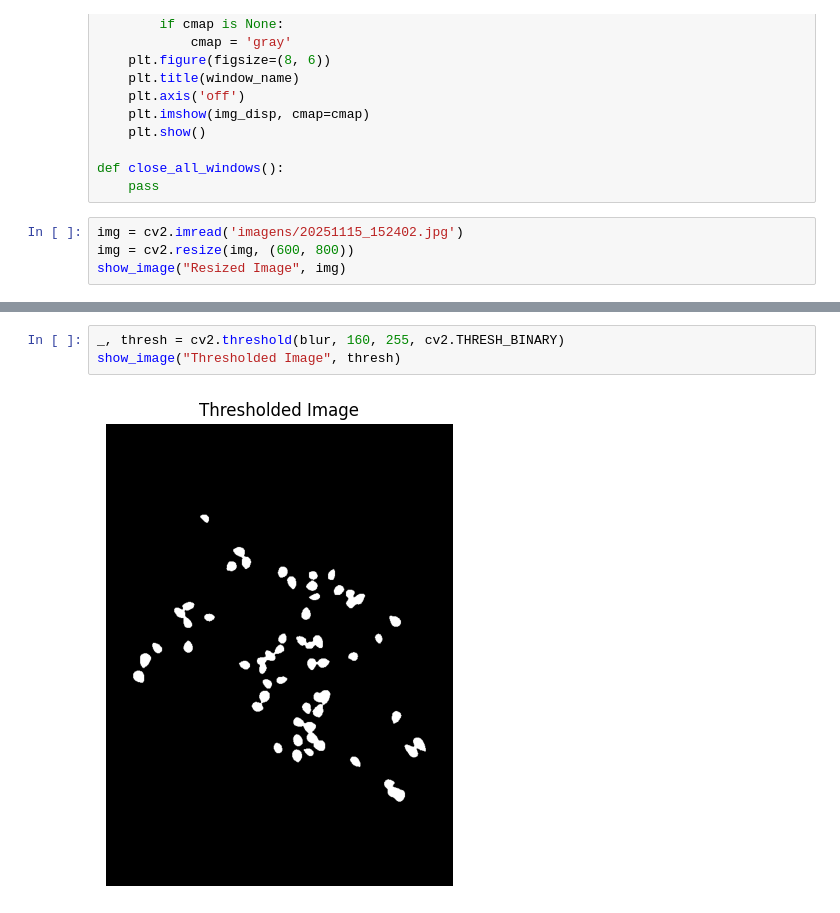
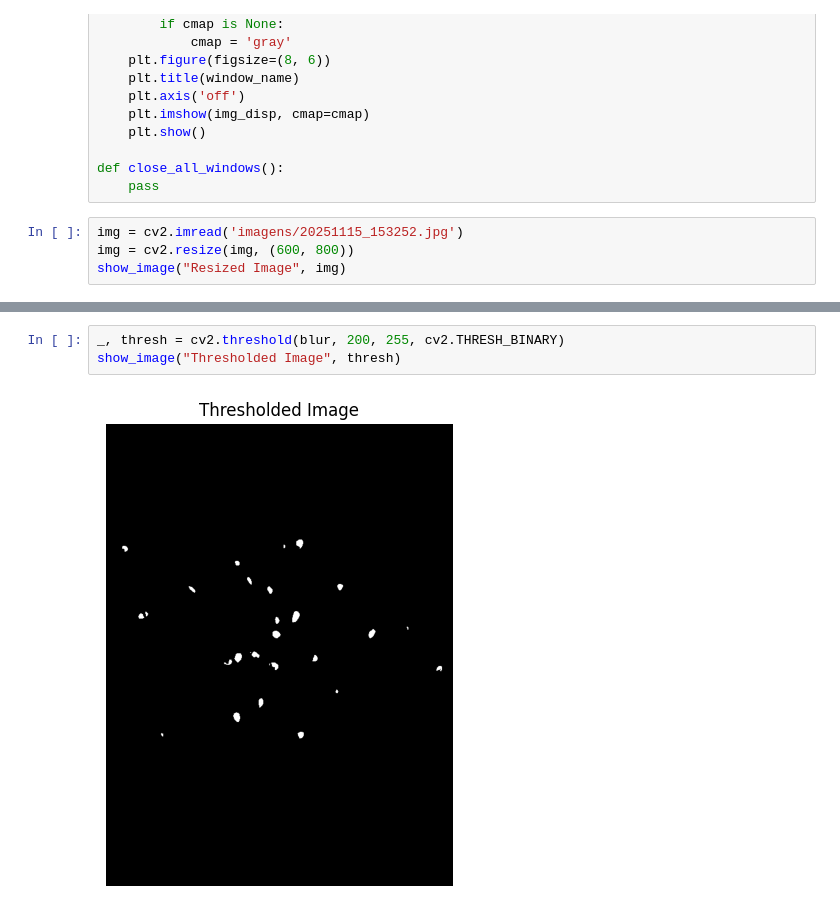
Before and after one commit to piedro404/agro-grain-analyzer, a Jupyter notebook: analyze_ai.ipynb, the cells around one changed output, grey strips where cells are left out. Cells and saved outputs as stored; diff of their text form.

```diff
--- a/analyze_ai.ipynb
+++ b/analyze_ai.ipynb
@@ -24,7 +24,7 @@ def show_image(window_name, image, cmap=None):
 def close_all_windows():
     pass
 # %%
-img = cv2.imread('imagens/20251115_152402.jpg')
+img = cv2.imread('imagens/20251115_153252.jpg')
 img = cv2.resize(img, (600, 800))
 show_image("Resized Image", img)
 # %% [output]
@@ -43,5 +42,5 @@ show_image("Blurred Image", blur)
 # %%
-_, thresh = cv2.threshold(blur, 160, 255, cv2.THRESH_BINARY)
+_, thresh = cv2.threshold(blur, 200, 255, cv2.THRESH_BINARY)
 show_image("Thresholded Image", thresh)
 # %% [output]
-[figure, old version]
+[figure, new version]
```
Also changed, not shown: parts of 6 cells of this notebook, 4 other files.
